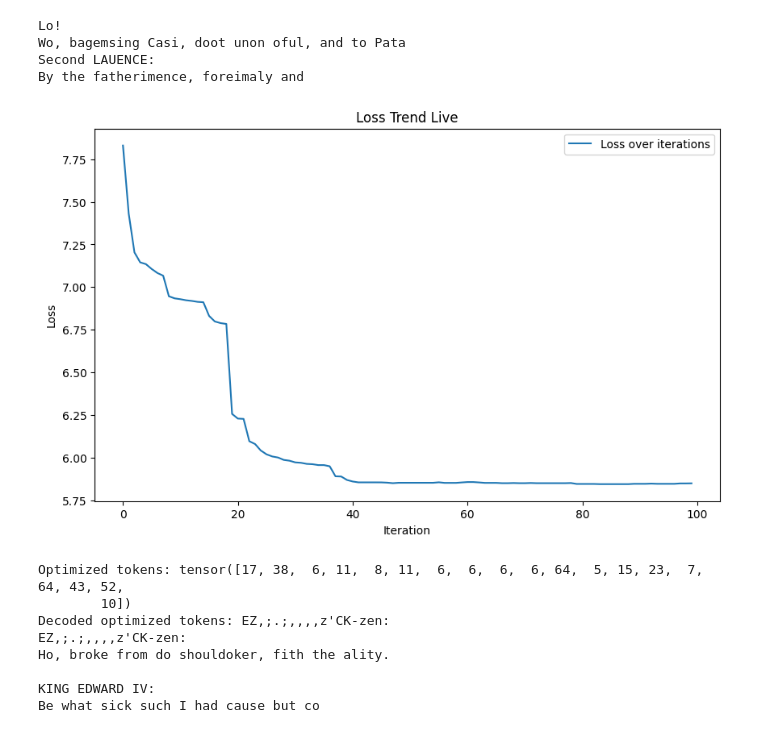
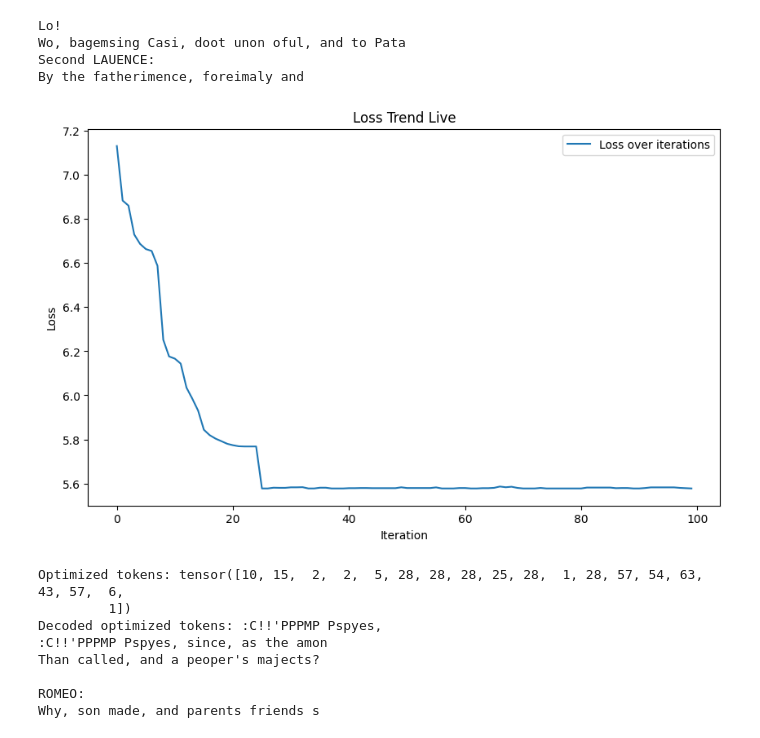
Before and after one commit to elichen/karpathyGPT, a Jupyter notebook: Adversarial_Attack.ipynb, the cells around one changed output. Saved outputs shown, nothing was run; the diff lists cells and outputs as text; code cells hidden in the pictures.

```diff
--- a/Adversarial_Attack.ipynb
+++ b/Adversarial_Attack.ipynb
@@ -177,7 +177,6 @@ def update_plot(losses):
     plt.title('Loss Trend Live')
     plt.legend()
     display(plt.gcf())  # Display the current figure
-    plt.close()  # Close the figure to prevent it from being displayed again in the notebook
 
 def optimize_prefix(model, prompt_tokens, suffix_tokens, num_iterations, top_k, device):
     seq = torch.cat((prompt_tokens, suffix_tokens)).to(device)
@@ -215,41 +214,41 @@ def optimize_prefix(model, prompt_tokens, suffix_tokens, num_iterations, top_k,
 
         targets = suffix_tokens.repeat(candidate_seqs.size(0), 1)
         individual_losses = F.cross_entropy(candidate_logits[:, -suffix_length:, :].transpose(1,2), targets, reduction='none')
         individual_losses = individual_losses.mean(dim=-1)
 
         min_loss_idx = torch.argmin(individual_losses)
 
         seq = candidate_seqs[min_loss_idx]
 
     return seq
 
 # Set the prompt and suffix
-prompt = "!!!!!!!!!!!!!!!"
-suffix = "zen:"
+prompt = "!!!!!!!!!!!!!!"
+suffix = "yes, "
 
 prompt_tokens = encode(prompt)
 prompt_tokens = torch.tensor(prompt_tokens, device=device)
 suffix_tokens = encode(suffix)
 suffix_tokens = torch.tensor(suffix_tokens, device=device)
 
 # Set the optimization parameters
 num_iterations = 100
 top_k = 5
 
 # Optimize the prefix
 optimized_tokens = optimize_prefix(model, prompt_tokens, suffix_tokens, num_iterations, top_k, device)
 
 print("Optimized tokens:", optimized_tokens)
 print("Decoded optimized tokens:", decode(optimized_tokens.tolist()))
 
 print(decode(model.generate(optimized_tokens.unsqueeze(0), max_new_tokens=100)[0].tolist()))
 # %% [output]
-[figure, old version]
+[figure, new version]
-Optimized tokens: tensor([17, 38,  6, 11,  8, 11,  6,  6,  6,  6, 64,  5, 15, 23,  7, 64, 43, 52,
-        10])
-Decoded optimized tokens: EZ,;.;,,,,z'CK-zen:
-EZ,;.;,,,,z'CK-zen:
-Ho, broke from do shouldoker, fith the ality.
+Optimized tokens: tensor([10, 15,  2,  2,  5, 28, 28, 28, 25, 28,  1, 28, 57, 54, 63, 43, 57,  6,
+         1])
+Decoded optimized tokens: :C!!'PPPMP Pspyes,
+:C!!'PPPMP Pspyes, since, as the amon
+Than called, and a peoper's majects?
 
-KING EDWARD IV:
-Be what sick such I had cause but co
+ROMEO:
+Why, son made, and parents friends s
```
